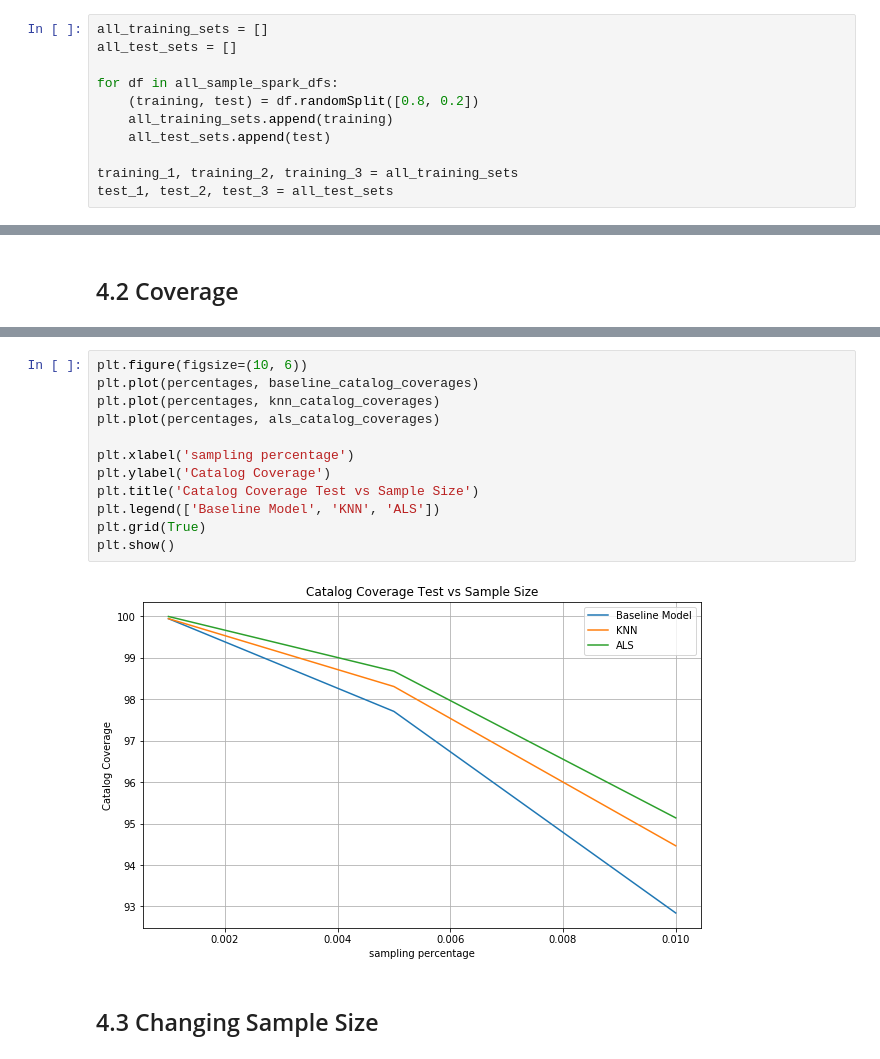
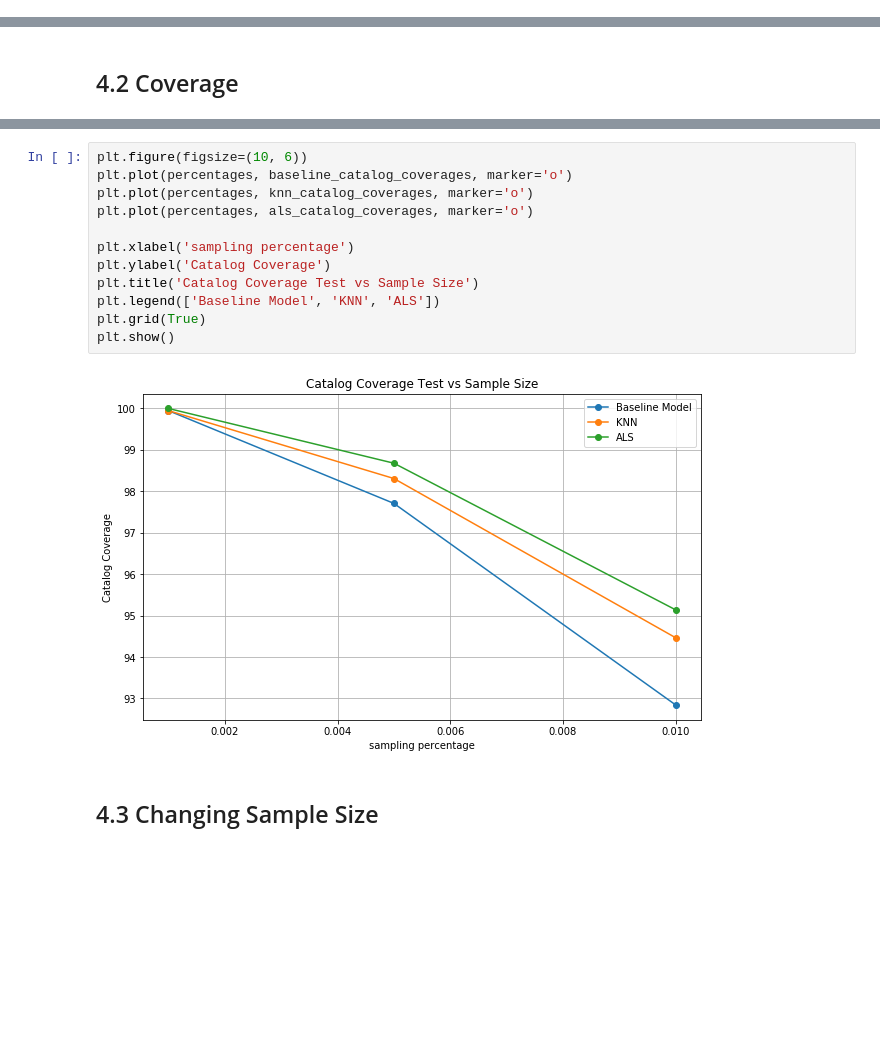
Before and after one commit to thisismeg/personalization-project1, a Jupyter notebook: personalization_project1_combined.ipynb, the cells around one changed output, grey strips where cells are left out. Cells and saved outputs as stored; diff of their text form; blank space fills up the shorter version.

```diff
--- a/personalization_project1_combined.ipynb
+++ b/personalization_project1_combined.ipynb
@@ -716,11 +717,0 @@ als = ALS(maxIter=5, userCol="userId", itemCol="movieId", ratingCol="rating",
-# %%
-all_training_sets = []
-all_test_sets = []
-
-for df in all_sample_spark_dfs:
-    (training, test) = df.randomSplit([0.8, 0.2])
-    all_training_sets.append(training)
-    all_test_sets.append(test)
-
-training_1, training_2, training_3 = all_training_sets
-test_1, test_2, test_3 = all_test_sets
@@ -1118,17 +1101,17 @@ plt.show()
 # %%
 plt.figure(figsize=(10, 6))
-plt.plot(percentages, baseline_catalog_coverages)
-plt.plot(percentages, knn_catalog_coverages)
-plt.plot(percentages, als_catalog_coverages)
+plt.plot(percentages, baseline_catalog_coverages, marker='o')
+plt.plot(percentages, knn_catalog_coverages, marker='o')
+plt.plot(percentages, als_catalog_coverages, marker='o')
 
 plt.xlabel('sampling percentage')
 plt.ylabel('Catalog Coverage')
 plt.title('Catalog Coverage Test vs Sample Size')
 plt.legend(['Baseline Model', 'KNN', 'ALS'])
 plt.grid(True)
 plt.show()
 # %% [output]
-[figure, old version]
+[figure, new version]
 # %% [markdown]
 ## 4.3 Changing Sample Size <a class="anchor" id="4-3"></a>
 # %% [markdown]
```
Also changed, not shown: parts of 15 cells of this notebook.
